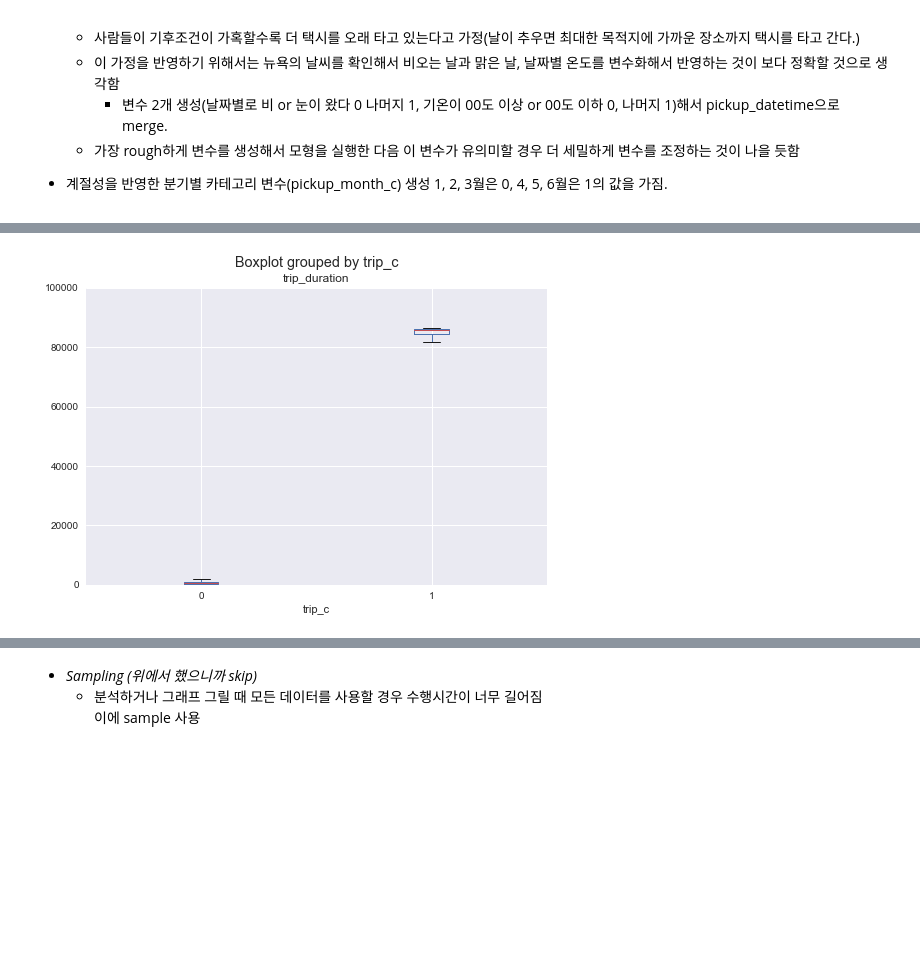
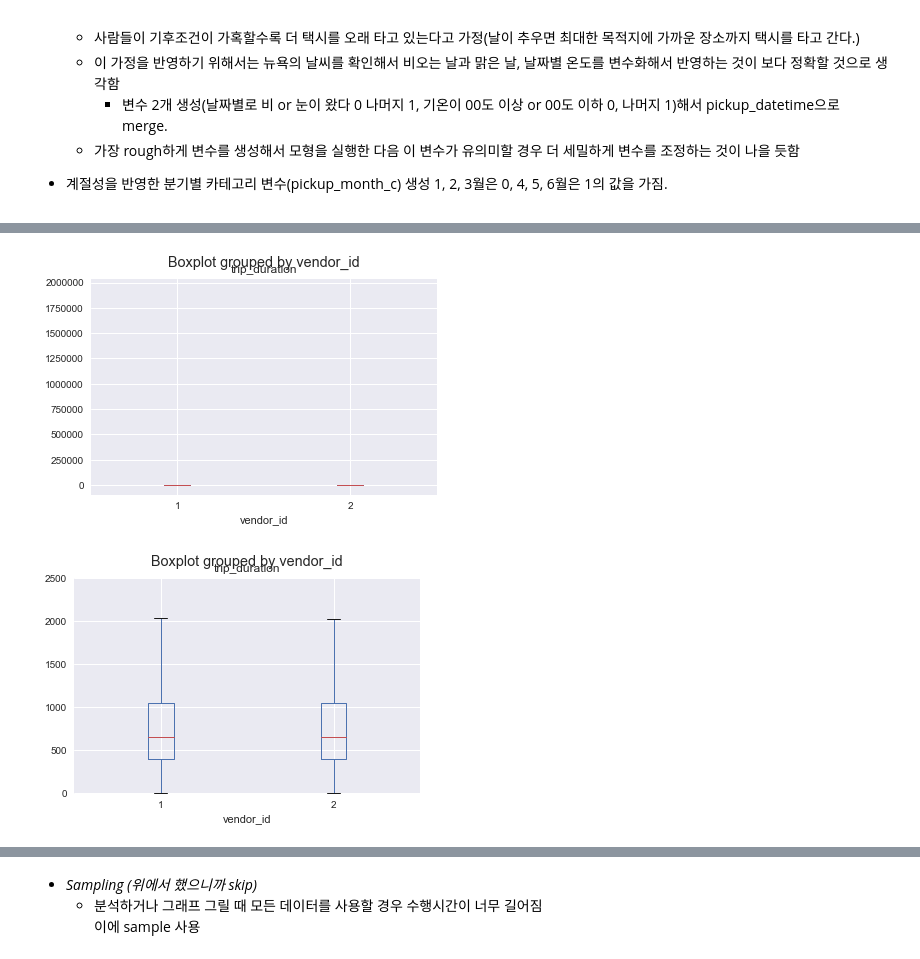
Before and after one commit to GIMINSU/nyc_taxi, a Jupyter notebook: nyc_taxi.ipynb, the cells around one changed output, grey strips where cells are left out. Saved outputs shown, nothing was run; the diff lists cells and outputs as text; code cells hidden in the pictures; blank space fills up the shorter version.

```diff
--- a/nyc_taxi.ipynb
+++ b/nyc_taxi.ipynb
@@ -153,9 +195,14 @@ df.trip_c = df.trip_c.astype('category') # trip_c type category
+# %%
+df.boxplot("trip_duration", "vendor_id")
+plt.show()
+# %% [output]
+[figure, added]
 # %%
-df.boxplot("trip_duration", "trip_c")
-plt.ylim(-10, 100000)
+df.boxplot("trip_duration", "vendor_id")
+plt.ylim(-10, 2500)
 plt.show()
 # %% [output]
-[figure, old version]
+[figure, new version]
 # %% [markdown]
 * *참고 : boxplot 보는 방법*
 <img src="boxplot-1.png">
```
Also changed, not shown: parts of 95 cells of this notebook.
